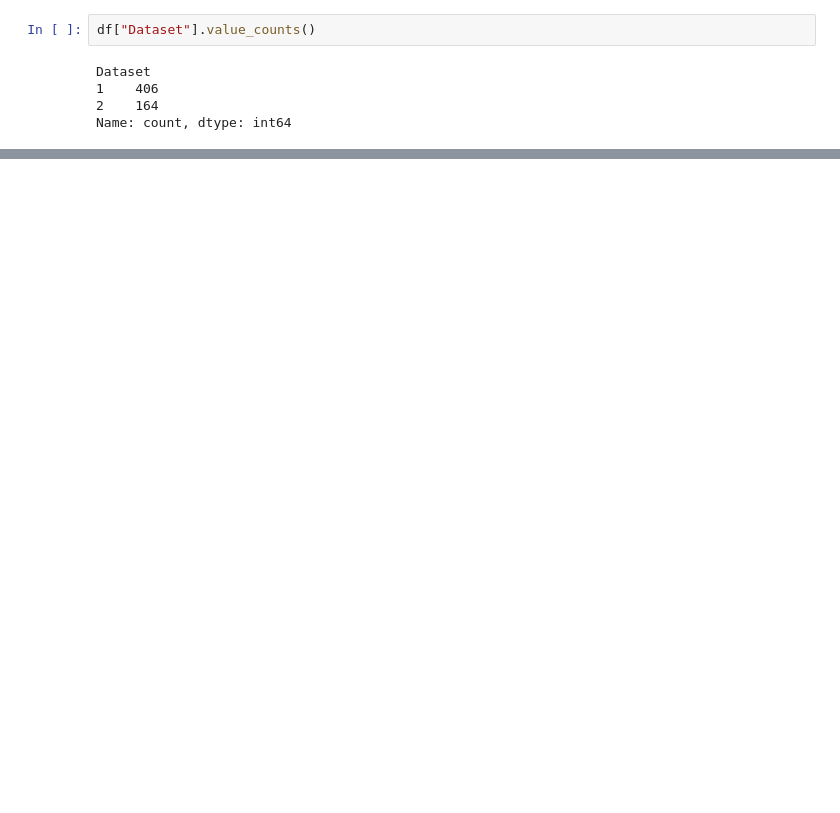
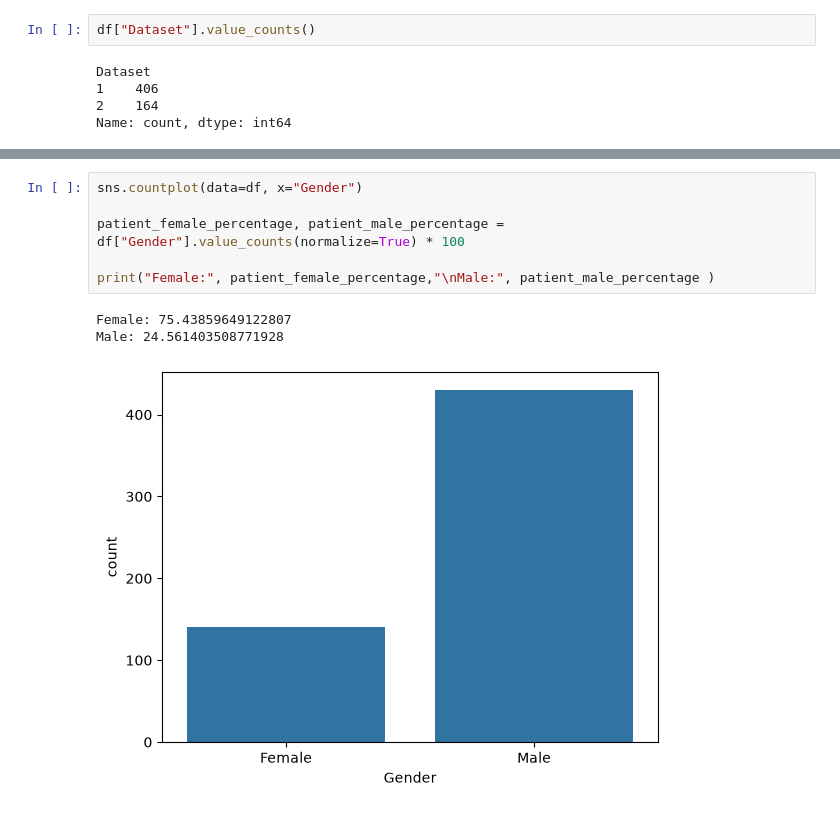
Before and after one commit to ferozeren/comparative-ml-modeling, a Jupyter notebook: liver_patient_records_classification/notebooks/01_data_cleaning.ipynb, the cells around one changed output, grey strips where cells are left out. Drawn from its saved outputs; the diff is of its cells as text; blank space fills up the shorter version.

Commit message:
update data_cleaning steps

```diff
--- a/liver_patient_records_classification/notebooks/01_data_cleaning.ipynb
+++ b/liver_patient_records_classification/notebooks/01_data_cleaning.ipynb
@@ -177,0 +208,10 @@ Index(['Age', 'Gender', 'Total_Bilirubin', 'Direct_Bilirubin',
+# %%
+sns.countplot(data=df, x="Gender")
+
+patient_female_percentage, patient_male_percentage = df["Gender"].value_counts(normalize=True) * 100
+
+print("Female:", patient_female_percentage,"\nMale:", patient_male_percentage )
+# %% [output]
+Female: 75.43859649122807
+Male: 24.561403508771928
+[figure, added]
```
Also changed, not shown: parts of 25 cells of this notebook, 5 other files.
